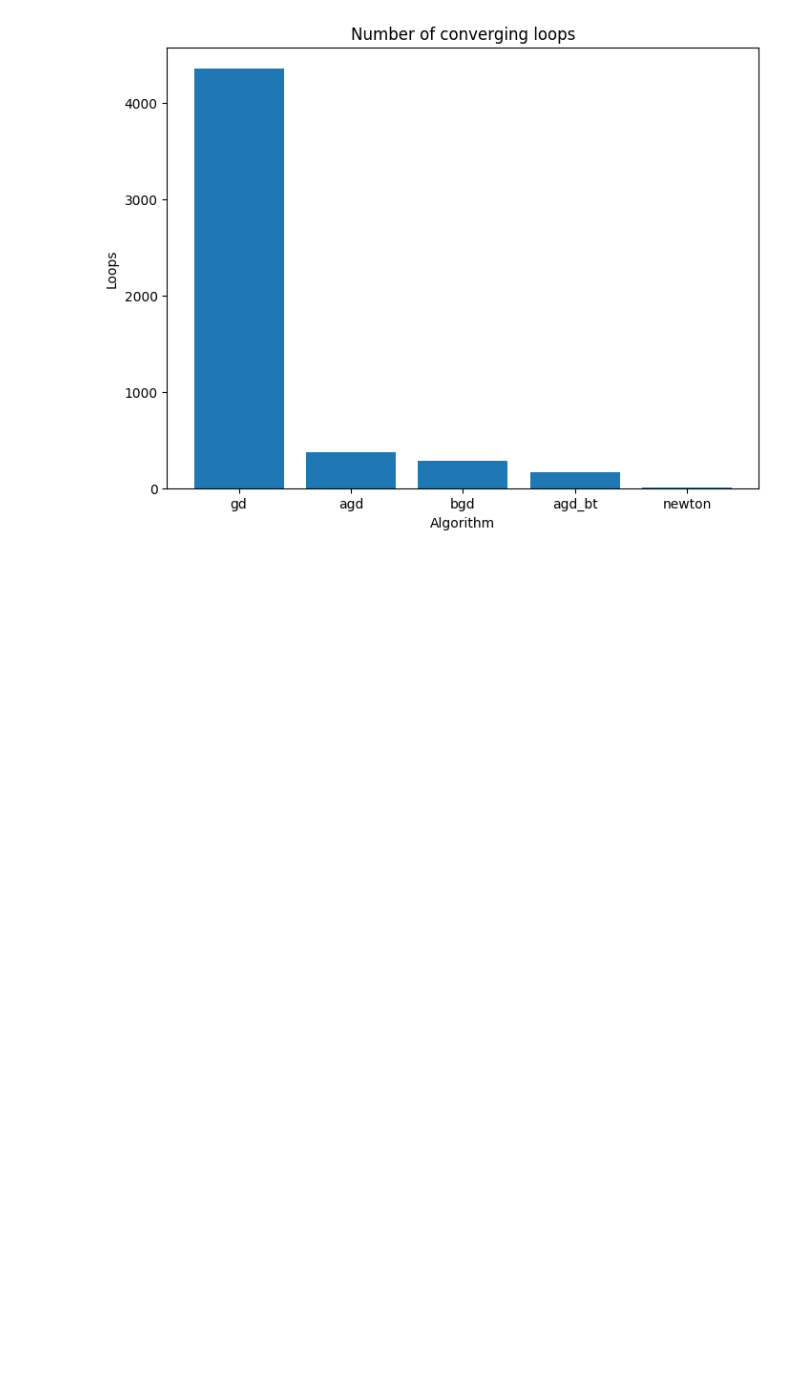
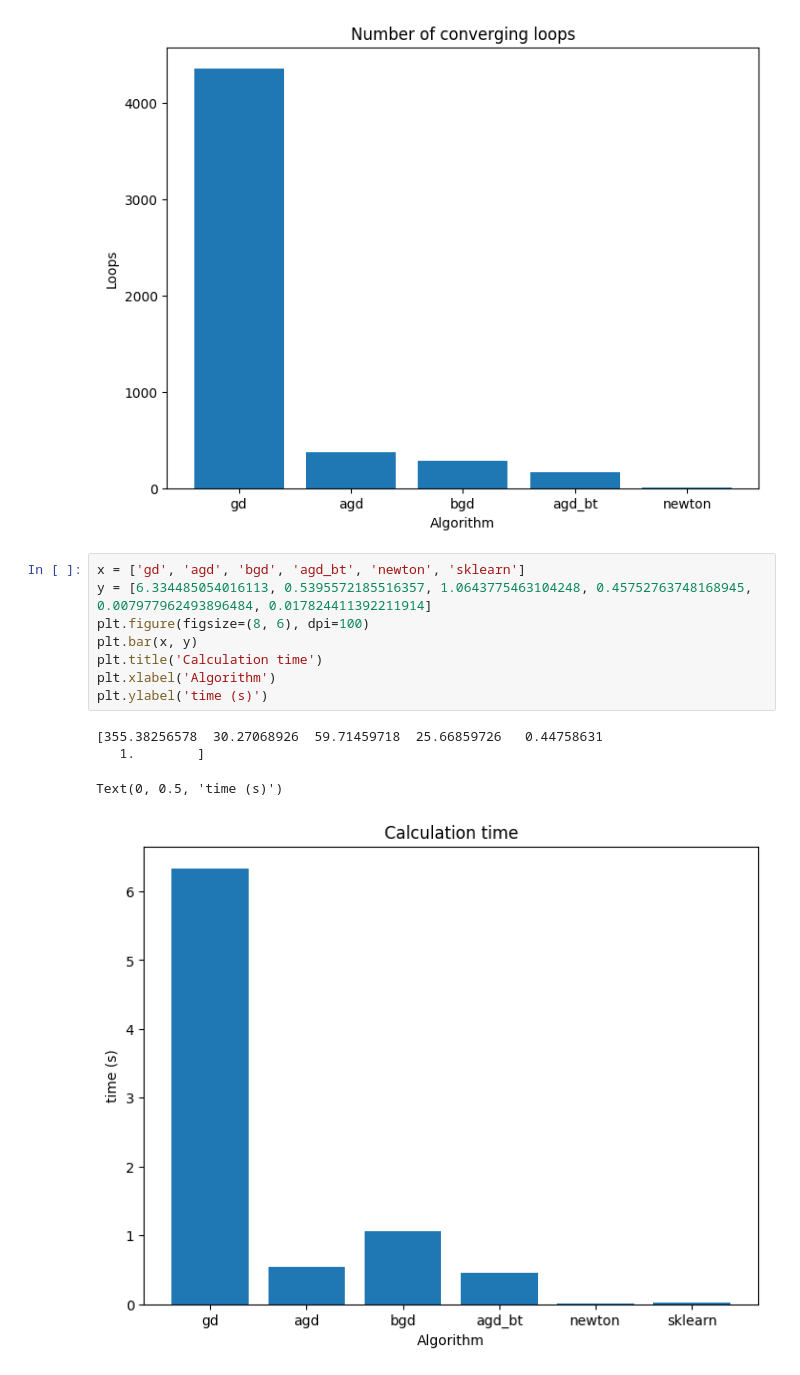
Before and after one commit to batman0911/regression_algorithm, a Jupyter notebook: kc_house/visual.ipynb, the cells around one changed output. Cells and saved outputs as stored; diff of their text form; blank space fills up the shorter version.

```diff
--- a/kc_house/visual.ipynb
+++ b/kc_house/visual.ipynb
@@ -52,3 +52,16 @@ plt.ylabel('Loops')
 # %% [output]
 Text(0, 0.5, 'Loops')
 [figure]
+# %%
+x = ['gd', 'agd', 'bgd', 'agd_bt', 'newton', 'sklearn']
+y = [6.334485054016113, 0.5395572185516357, 1.0643775463104248, 0.45752763748168945, 0.007977962493896484, 0.017824411392211914]
+plt.figure(figsize=(8, 6), dpi=100)
+plt.bar(x, y)
+plt.title('Calculation time')
+plt.xlabel('Algorithm')
+plt.ylabel('time (s)')
+# %% [output]
+[355.38256578  30.27068926  59.71459718  25.66859726   0.44758631
+   1.        ]
+Text(0, 0.5, 'time (s)')
+[figure, added]
```
Also changed, not shown: parts of 2 cells of this notebook, 8 other files.
